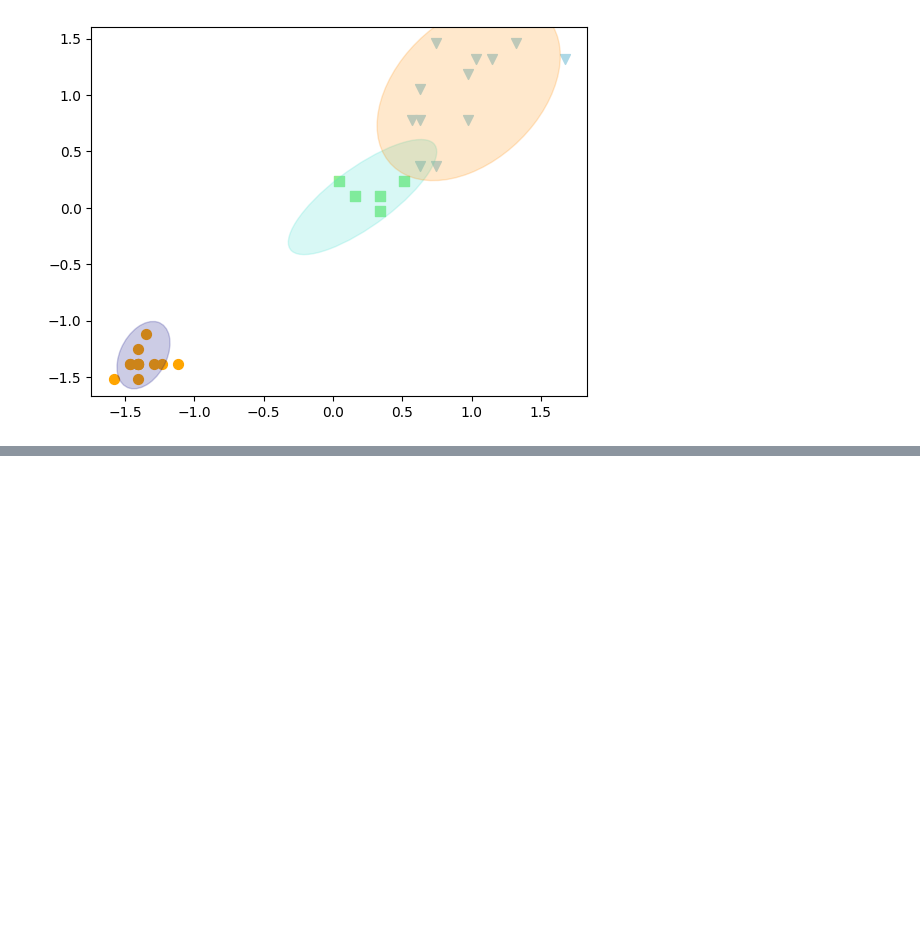
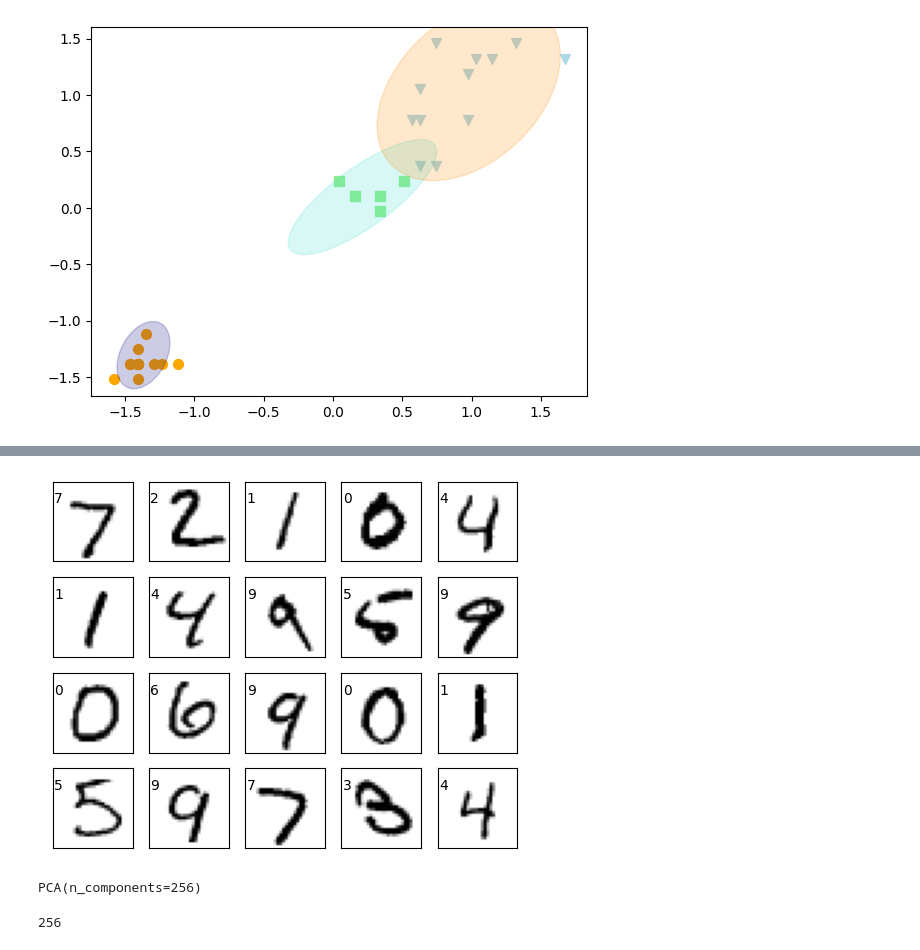
Before and after one commit to MAESTRiA-ESTADiS-CIENCIA-DATOS-Bosque/machine_learning_II_bosque_Jan, a Jupyter notebook: Clases/Clase4/Clase5_notas.ipynb, the cells around one changed output, grey strips where cells are left out. Drawn from its saved outputs; the diff is of its cells as text; code cells hidden in the pictures; blank space fills up the shorter version.

```diff
--- a/Clases/Clase4/Clase5_notas.ipynb
+++ b/Clases/Clase4/Clase5_notas.ipynb
@@ -274,0 +316,8 @@ plot_cov_ellipse(pipelinegmm["gmm"].covariances_[2,2:,2:],pipelinegmm["gmm"].mea
+# %%
+(X_train_mnist,y_train_mnist),(X_test_mnist,y_test_mnist)  =mnist.load_data()
+# %%
+subset=1000
+X_train_mnist = X_train_mnist[:subset]
+y_train_mnist = y_train_mnist[:subset]
+X_test_mnist = X_test_mnist[:subset]
+y_test_mnist = y_test_mnist[:subset]
@@ -274,0 +328,8 @@ plot_cov_ellipse(pipelinegmm["gmm"].covariances_[2,2:,2:],pipelinegmm["gmm"].mea
+# %%
+fig =plt.figure(figsize=(6,6))
+for i in range(20):
+    ax= fig.add_subplot(5,5,i+1, xticks=[], yticks=[])
+    ax.imshow(X_test_mnist[i],cmap=plt.cm.binary)
+    ax.text(0,7,str(y_test_mnist[i]))
+# %% [output]
+[figure, added]
@@ -274,0 +344,9 @@ plot_cov_ellipse(pipelinegmm["gmm"].covariances_[2,2:,2:],pipelinegmm["gmm"].mea
+# %%
+pca =PCA(n_components=256)
+pca.fit(X_train_mnist)
+# %% [output]
+PCA(n_components=256)
+# %%
+pca.n_components_
+# %% [output]
+256
```
Also changed, not shown: parts of 32 cells of this notebook, 2 other files.
